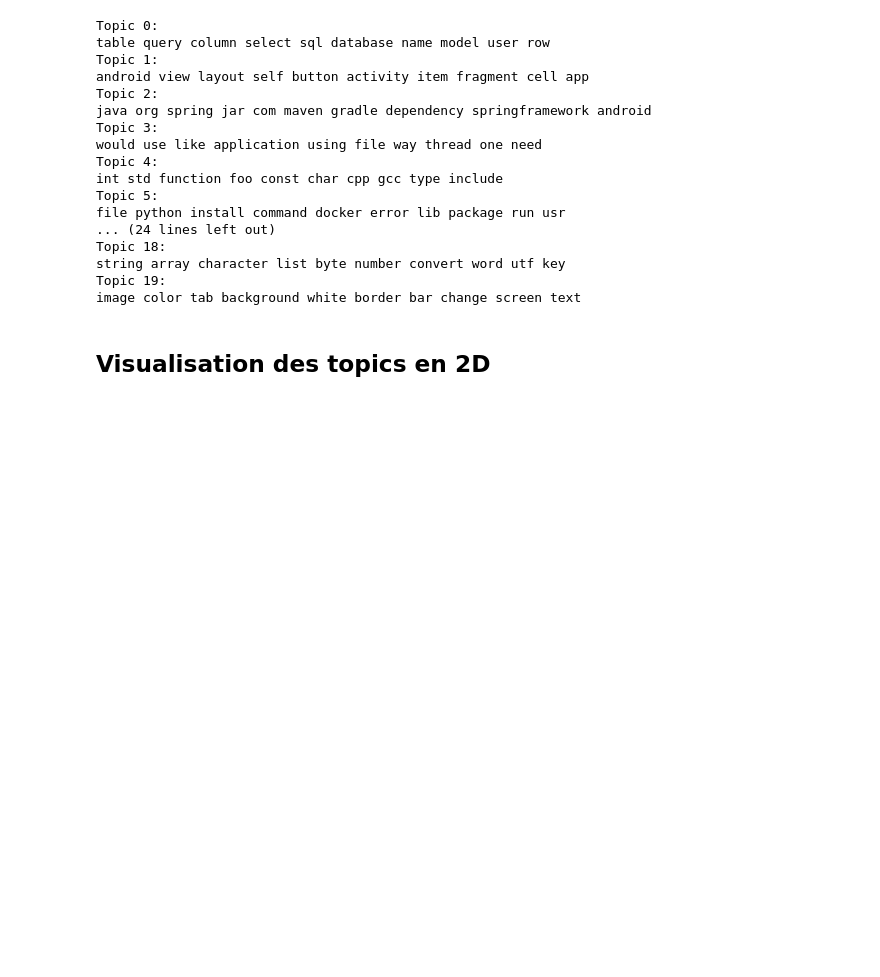
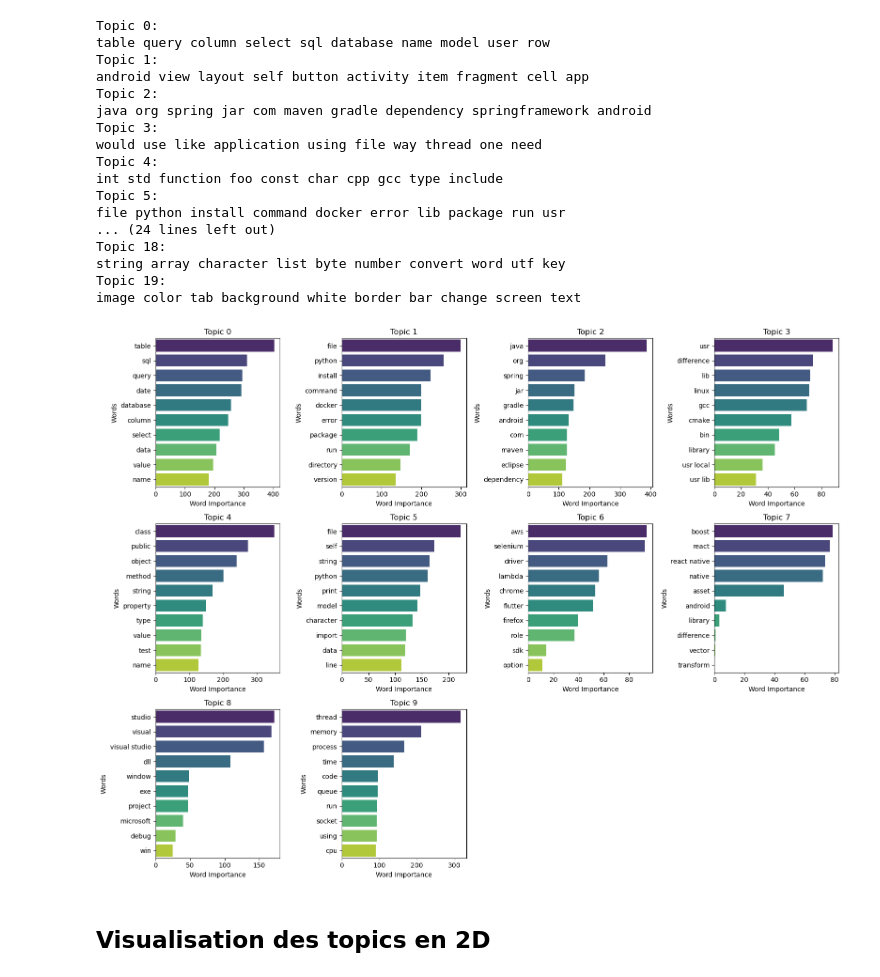
Before and after one commit to EyaaaMD/oc-ml-project-5, a Jupyter notebook: 3_notebook_approche_non_supervisée.ipynb, the cells around one changed output. Cells and saved outputs as stored; diff of their text form; code cells hidden in the pictures; blank space fills up the shorter version.

Commit message:
added gridsearch and mlflow for the model and the api

```diff
--- a/3_notebook_approche_non_supervisée.ipynb
+++ b/3_notebook_approche_non_supervisée.ipynb
@@ -54,6 +56,31 @@ def display_topics(model, feature_names, no_top_words):
     for topic_idx, topic in enumerate(model.components_):
         print("Topic %d:" % (topic_idx))
         print(" ".join([feature_names[i] for i in topic.argsort()[:-no_top_words - 1:-1]]))
+# %%
+def display_topics_barplot(model, feature_names, no_top_words, plots_per_row=4, num_topics_to_display=10):
+    num_topics = min(num_topics_to_display, len(model.components_))
+    num_rows = int(np.ceil(num_topics / plots_per_row))
+
+    fig, axes = plt.subplots(num_rows, plots_per_row, figsize=(plots_per_row * 4, num_rows * 4))
+    axes = axes.flatten()  # Flatten the 2D array of axes to easily index them
+
+    for topic_idx in range(num_topics):
+        topic = model.components_[topic_idx]
+        top_indices = topic.argsort()[:-no_top_words - 1:-1]
+        top_words = [feature_names[i] for i in top_indices]
+        top_word_counts = topic[top_indices]
+
+        sns.barplot(x=top_word_counts, y=top_words, palette='viridis', ax=axes[topic_idx])
+        axes[topic_idx].set_title(f'Topic {topic_idx}')
+        axes[topic_idx].set_xlabel('Word Importance')
+        axes[topic_idx].set_ylabel('Words')
+
+    # Hide any unused subplots
+    for i in range(num_topics, len(axes)):
+        fig.delaxes(axes[i])
+
+    plt.tight_layout()
+    plt.show()
 # %%
 #chosir le nombre de mots les plus significatifs à afficher pour chaque topic
 no_top_words = 10
@@ -164,6 +191,11 @@ Topic 18:
 string array character list byte number convert word utf key
 Topic 19:
 image color tab background white border bar change screen text
+# %%
+# Affichage des topics avec barplots
+display_topics_barplot(lda_2, vectorizer_train_2.get_feature_names_out(), no_top_words, num_topics_to_display=10)
+# %% [output]
+[figure, added]
 # %% [markdown]
 ## Visualisation des topics en 2D
 # %% [markdown]
```
Also changed, not shown: parts of 5 cells of this notebook, 8 other files.
